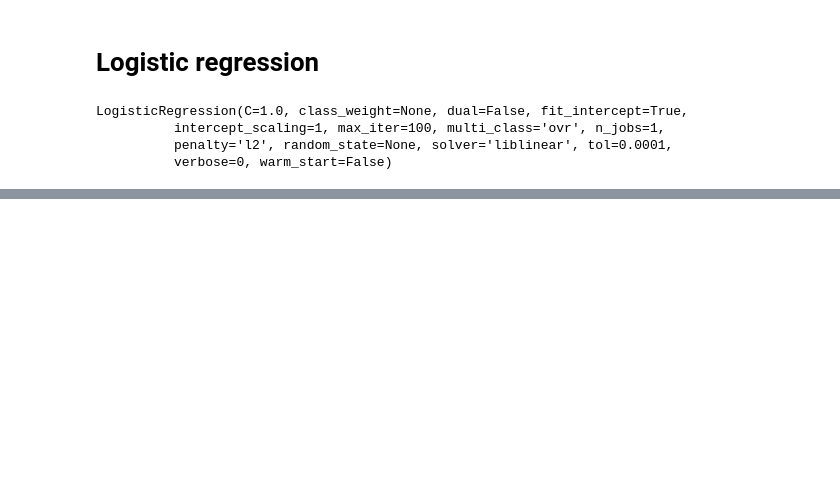
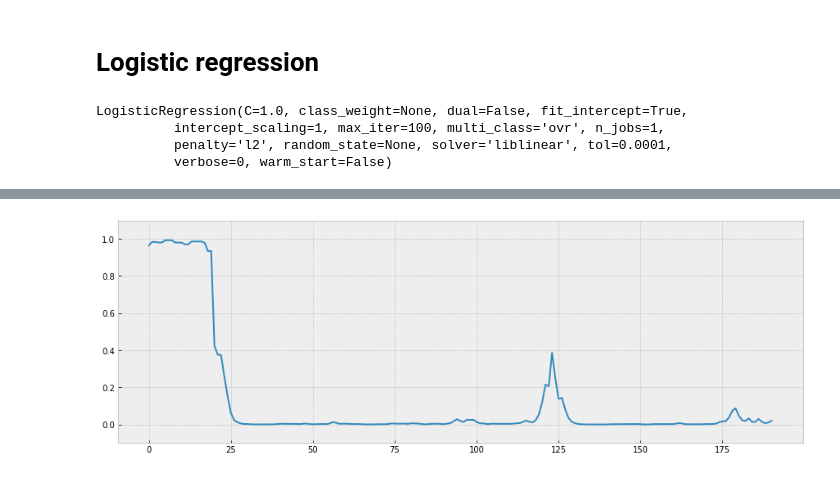
Before and after one commit to davidmcclure/strip-gutenberg-paratext, a Jupyter notebook: notebooks/01-exploration.ipynb, the cells around one changed output, grey strips where cells are left out. Saved outputs shown, nothing was run; the diff lists cells and outputs as text; code cells hidden in the pictures; blank space fills up the shorter version.

```diff
--- a/notebooks/01-exploration.ipynb
+++ b/notebooks/01-exploration.ipynb
@@ -86,0 +113,4 @@ array([[ 0.06848373,  0.93151627],
+# %%
+plot_chunk_scores('texts/1399-0.txt')
+# %% [output]
+[figure, added]
```
Also changed, not shown: parts of 11 cells of this notebook, 5 other files.
